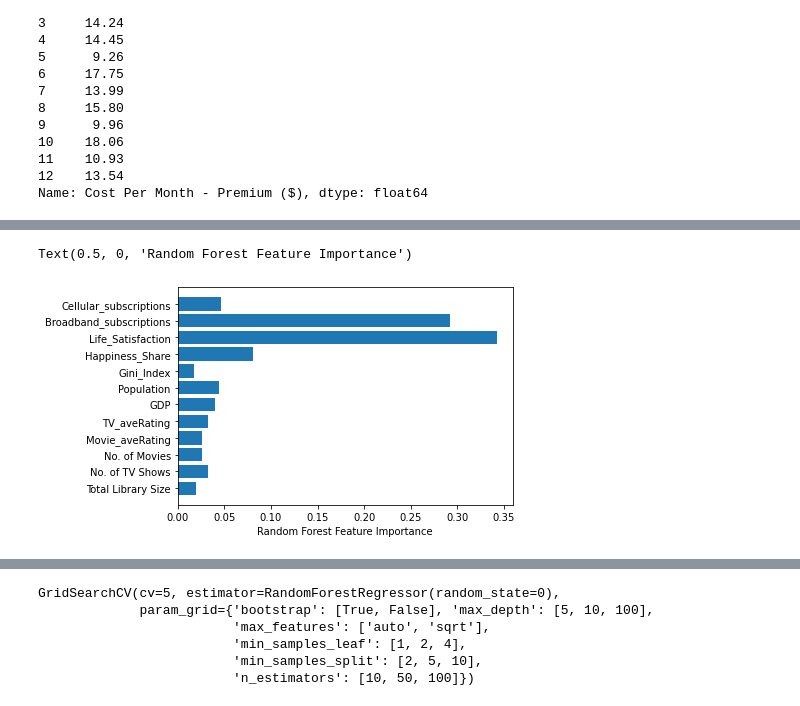
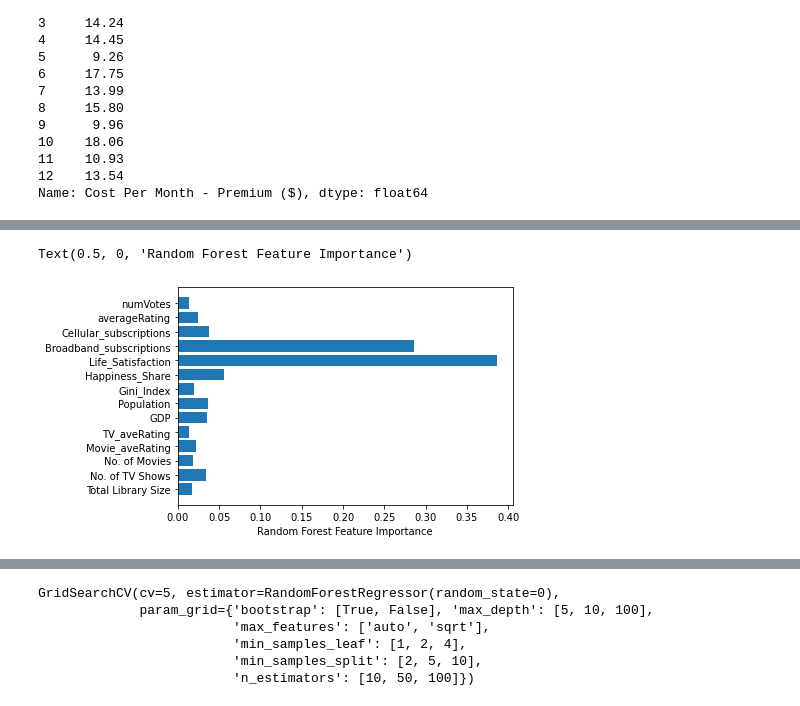
Before and after one commit to yzhou024/bt5153_project11, a Jupyter notebook: code11_RandomForest.ipynb, the cells around one changed output, grey strips where cells are left out. Drawn from its saved outputs; the diff is of its cells as text; code cells hidden in the pictures.

```diff
--- a/code11_RandomForest.ipynb
+++ b/code11_RandomForest.ipynb
@@ -33,7 +33,7 @@ df_test
 | 11 | 44 | PH | Philippines | 6362 | 4154 | 2208 | ... |
 | 12 | 15 | EE | Estonia | 6456 | 4486 | 1970 | ... |
 # %%
-X_train = df_train.iloc[:, [3,4,5,9,10,11,12,13,14,15,16,17]]
+X_train = df_train.iloc[:, [3,4,5,9,10,11,12,13,14,15,16,17,18,19]]
 y1_train = df_train.iloc[:, 6]
 y2_train = df_train.iloc[:, 7]
 y3_train = df_train.iloc[:, 8]
@@ -244,12 +244,12 @@ print(accuracy3)
 # %%
 model3.feature_importances_
-features=df_train.columns[[3,4,5,9,10,11,12,13,14,15,16,17]]
+features=df_train.columns[[3,4,5,9,10,11,12,13,14,15,16,17,18,19]]
 
 plt.barh(features, model3.feature_importances_)
 plt.xlabel("Random Forest Feature Importance")
 # %% [output]
 Text(0.5, 0, 'Random Forest Feature Importance')
-[figure, old version]
+[figure, new version]
 # %%
 def MAPE(Y_actual,Y_Predicted):
     mape = np.mean(np.abs((Y_actual - Y_Predicted)/Y_actual))
```
Also changed, not shown: parts of 11 cells of this notebook, 1 other file.
